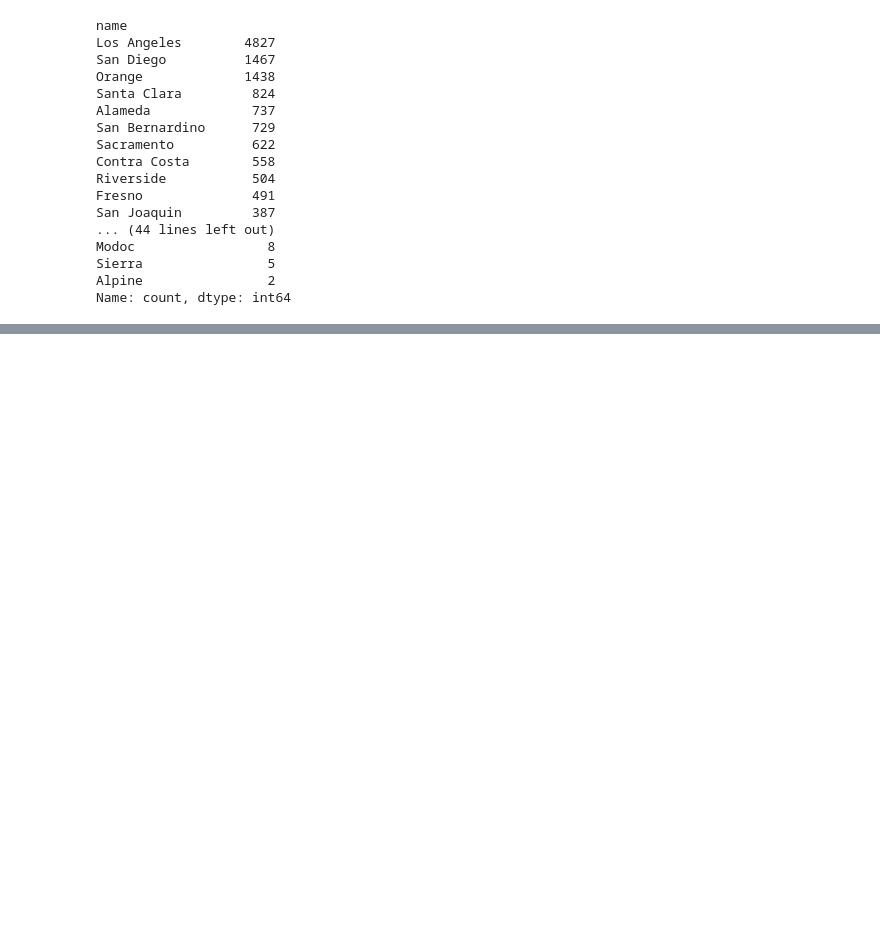
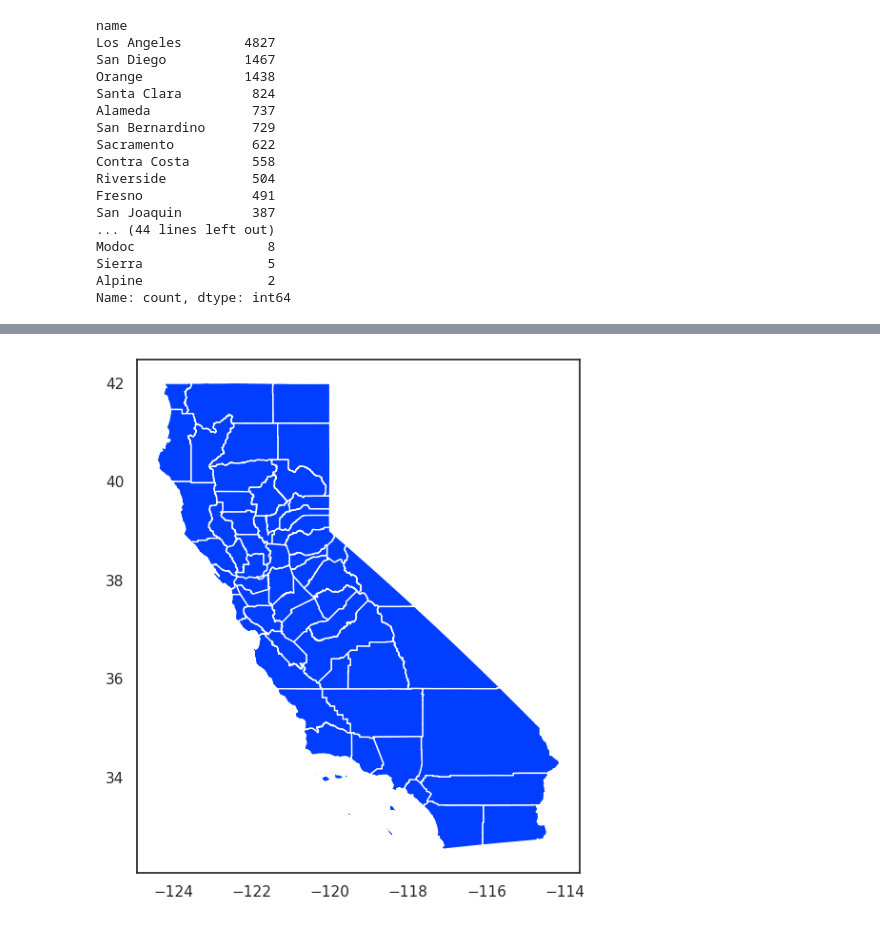
Before and after one commit to HilarioMarques/Regressao_preco_casas_California_Kaggle, a Jupyter notebook: notebooks/GeoPandas .ipynb, the cells around one changed output, grey strips where cells are left out. Drawn from its saved outputs; the diff is of its cells as text; code cells hidden in the pictures; blank space fills up the shorter version.

```diff
--- a/notebooks/GeoPandas .ipynb
+++ b/notebooks/GeoPandas .ipynb
@@ -484,0 +489,10 @@ Name: count, dtype: int64
+# %%
+fig, ax = plt.subplots(figsize=(7,7))
+
+gdf_counties.plot(
+    ax=ax
+)
+
+plt.show()
+# %% [output]
+[figure, added]
```
Also changed, not shown: parts of 1 cell of this notebook.
